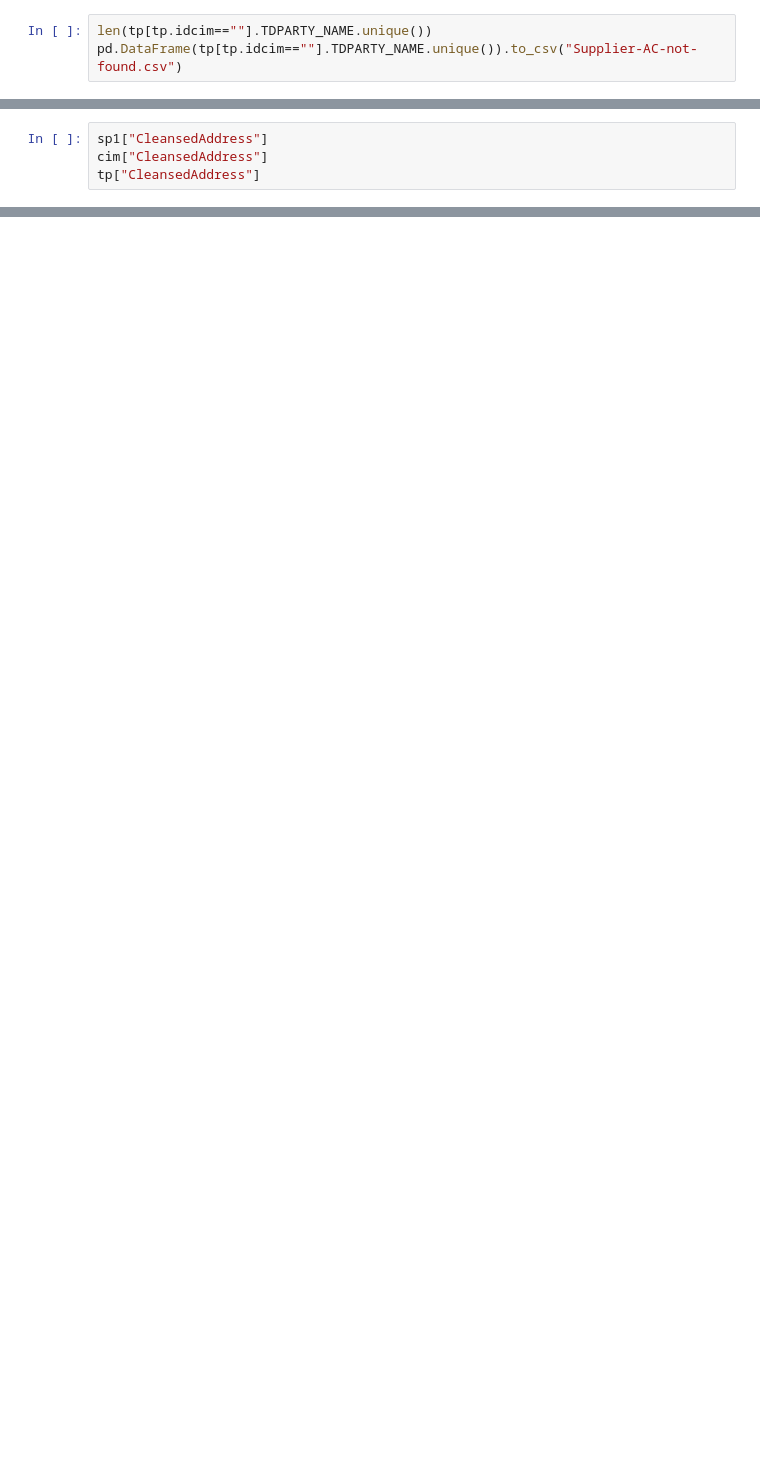
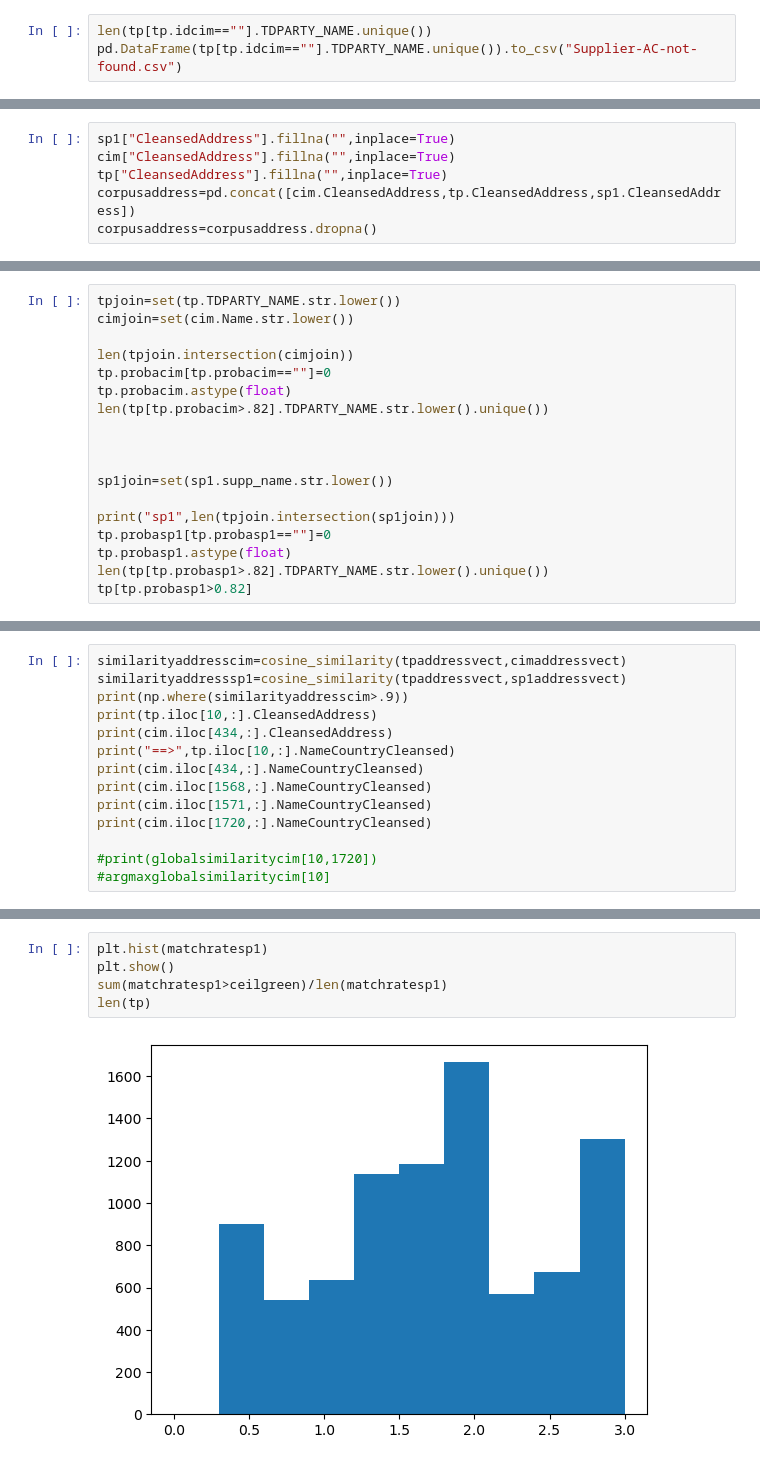
Before and after one commit to clementsoullard/sudoku-resolver, a Jupyter notebook: appariement/CIM-appariement.ipynb, the cells around one changed output, grey strips where cells are left out. Drawn from its saved outputs; the diff is of its cells as text; blank space fills up the shorter version.

```diff
--- a/appariement/CIM-appariement.ipynb
+++ b/appariement/CIM-appariement.ipynb
@@ -440,4 +466,6 @@ m[0:10].plot.bar()
 # %%
-sp1["CleansedAddress"]
-cim["CleansedAddress"]
-tp["CleansedAddress"]
+sp1["CleansedAddress"].fillna("",inplace=True)
+cim["CleansedAddress"].fillna("",inplace=True)
+tp["CleansedAddress"].fillna("",inplace=True)
+corpusaddress=pd.concat([cim.CleansedAddress,tp.CleansedAddress,sp1.CleansedAddress])
+corpusaddress=corpusaddress.dropna()
@@ -456,0 +566,18 @@ Name: CleansedAddress, Length: 8614, dtype: object
+# %%
+tpjoin=set(tp.TDPARTY_NAME.str.lower())
+cimjoin=set(cim.Name.str.lower())
+
+len(tpjoin.intersection(cimjoin))
+tp.probacim[tp.probacim==""]=0
+tp.probacim.astype(float)
+len(tp[tp.probacim>.82].TDPARTY_NAME.str.lower().unique())
+
+
+
+sp1join=set(sp1.supp_name.str.lower())
+
+print("sp1",len(tpjoin.intersection(sp1join)))
+tp.probasp1[tp.probasp1==""]=0
+tp.probasp1.astype(float)
+len(tp[tp.probasp1>.82].TDPARTY_NAME.str.lower().unique())
+tp[tp.probasp1>0.82]
@@ -456,0 +607,14 @@ Name: CleansedAddress, Length: 8614, dtype: object
+# %%
+similarityaddresscim=cosine_similarity(tpaddressvect,cimaddressvect)
+similarityaddresssp1=cosine_similarity(tpaddressvect,sp1addressvect)
+print(np.where(similarityaddresscim>.9))
+print(tp.iloc[10,:].CleansedAddress)
+print(cim.iloc[434,:].CleansedAddress)
+print("==>",tp.iloc[10,:].NameCountryCleansed)
+print(cim.iloc[434,:].NameCountryCleansed)
+print(cim.iloc[1568,:].NameCountryCleansed)
+print(cim.iloc[1571,:].NameCountryCleansed)
+print(cim.iloc[1720,:].NameCountryCleansed)
+
+#print(globalsimilaritycim[10,1720])
+#argmaxglobalsimilaritycim[10]
@@ -456,0 +843,7 @@ Name: CleansedAddress, Length: 8614, dtype: object
+# %%
+plt.hist(matchratesp1)
+plt.show()
+sum(matchratesp1>ceilgreen)/len(matchratesp1)
+len(tp)
+# %% [output]
+[figure, added]
```
Also changed, not shown: parts of 24 cells of this notebook.
